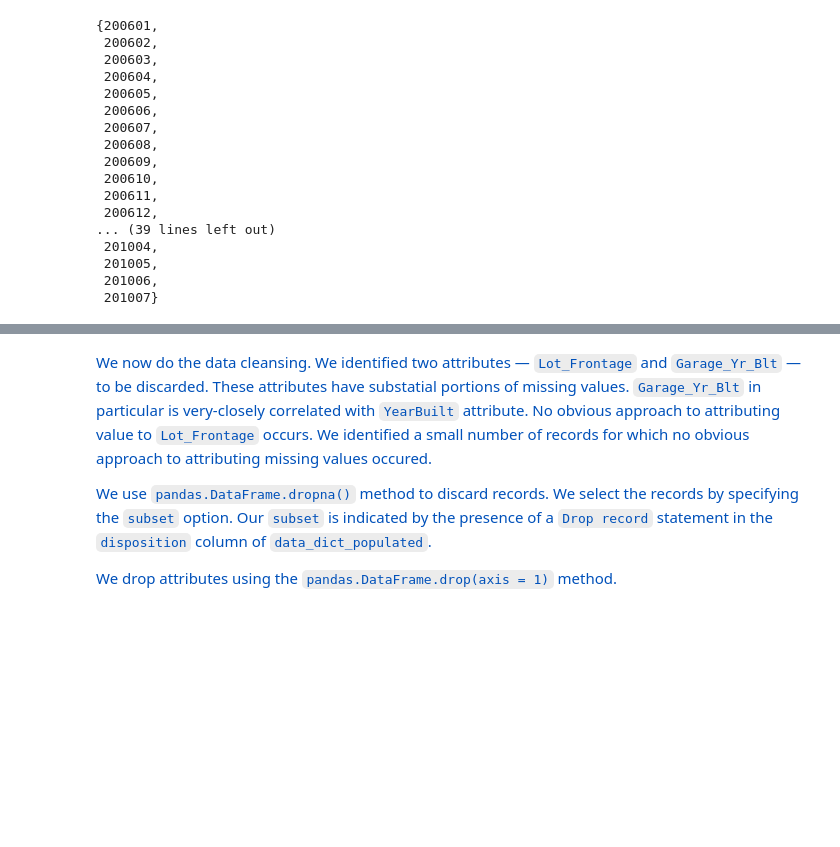
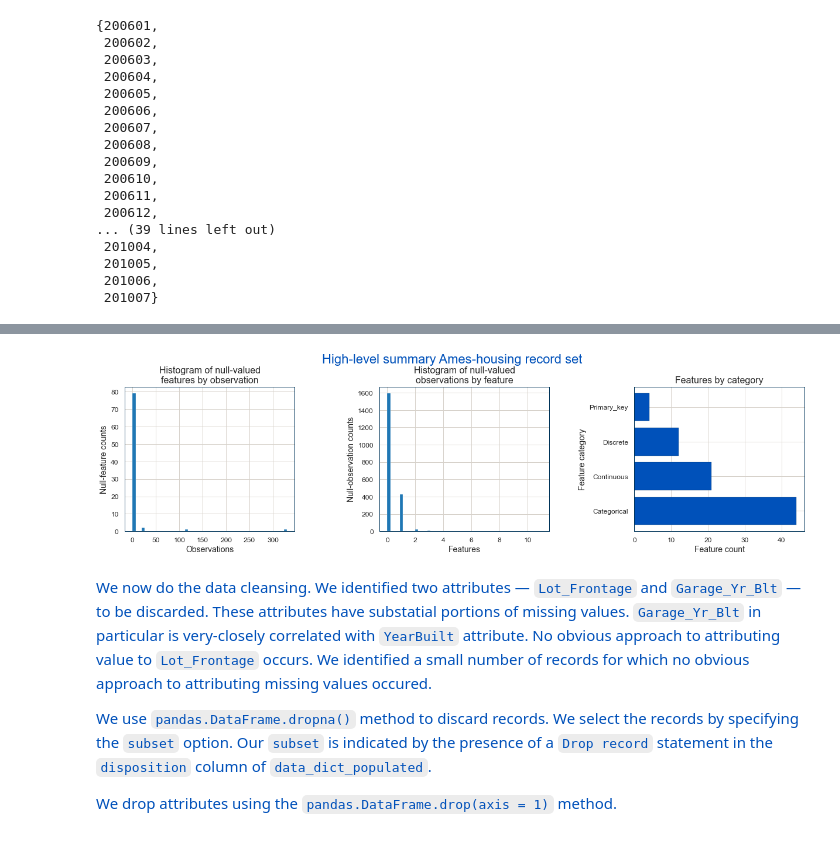
Before and after one commit to hamlett-neil-ur/housing_price_model, a Jupyter notebook: 200419 Ames IA Housing — Tree Models.ipynb, the cells around one changed output, grey strips where cells are left out. Cells and saved outputs as stored; diff of their text form; code cells hidden in the pictures; blank space fills up the shorter version.

```diff
--- a/200419 Ames IA Housing — Tree Models.ipynb
+++ b/200419 Ames IA Housing — Tree Models.ipynb
@@ -462,3 +458,6 @@ data_dict_md_writer.tabel_name = 'Aimes, IA Housing-Data Quality Assessment'
 data_dict_md_writer.headers = data_dict_populated.columns.tolist()                    # accordance with package
 data_dict_md_writer.value_matrix = np.ndarray.tolist(data_dict_populated.to_numpy())  # documentation.
 data_dict_md_writer.write_table()
+ames_feature_cats = data_dict_populated.groupby(by = 'cat_vars')\
+                                       .count()\
+                                       ['attribute']
@@ -465,3 +468,59 @@ data_dict_md_writer.write_table()
+# %%
+plt.rcParams["axes.edgecolor"] = '#003459'
+plt.rcParams["axes.linewidth"] = 1
+fig, axes = plt.subplots(nrows = 1,
+                         ncols = 3,
+                         figsize = (17, 5))
+axes[0].hist(housing_raw.isna()
+                       .sum(axis = 0),
+             bins = 50);
+axes[0].set_xlabel(xlabel = 'Observations',
+                   fontsize = 14);
+axes[0].set_ylabel(ylabel = 'Null-feature counts',
+                   fontsize = 14);
+axes[0].grid(color = '#d7d2cb');
+axes[0].set_title(label = 'Histogram of null-valued\nfeatures by observation',
+                  fontsize = 16)
+axes[0].tick_params(labelsize = 12);
+axes[1].hist(housing_raw.isna()
+                       .sum(axis = 1),
+             bins = 50);
+axes[1].set_xlabel(xlabel = 'Features',
+                   fontsize = 14);
+axes[1].set_ylabel(ylabel = 'Null-observation counts',
+                   fontsize = 14);
+axes[1].grid(color = '#d7d2cb');
+axes[1].set_title(label = 'Histogram of null-valued\nobservations by feature',
+                  fontsize = 16);
+axes[1].tick_params(labelsize = 12);
+axes[2].barh(width = ames_feature_cats,
+             y = ames_feature_cats.index,
+             color = '#0051ba',
+             edgecolor = '#003459');
+axes[2].tick_params(labelsize = 12);
+axes[2].set_xlabel(xlabel = 'Feature count',
+                   fontsize = 14);
+axes[2].set_ylabel(ylabel = 'Feature category',
+                   fontsize = 14);
+axes[2].grid(color = '#d7d2cb');
+axes[2].set_title(label = 'Features by category',
+                  fontsize = 16);
+
+plt.suptitle(t = 'High-level summary Ames-housing record set',
+             fontsize = 22,
+             color = '#0051ba',
+             va = 'bottom',
+             y = 0.925);
+plt.tight_layout()
+
+plt.subplots_adjust(wspace = 0.5,
+                    hspace = 0.5,
+                    top = 0.825)
+plt.savefig(os.path.join('./Graphics', 'DataDictSummy.png'),
+            dpi = 150,
+            transparent = True)
+# %% [output]
+[figure, added]
 # %% [markdown]
 <font color = '#0051ba'>
 
```
Also changed, not shown: parts of 2 cells of this notebook, 3 other files.
